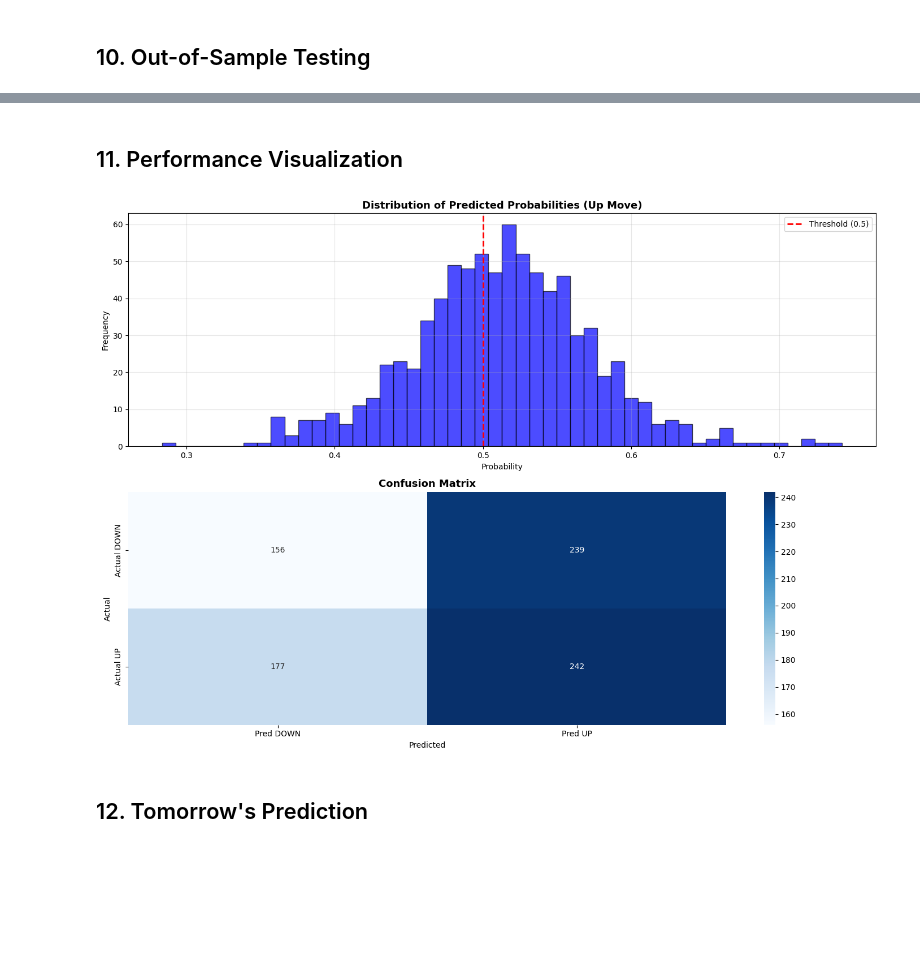
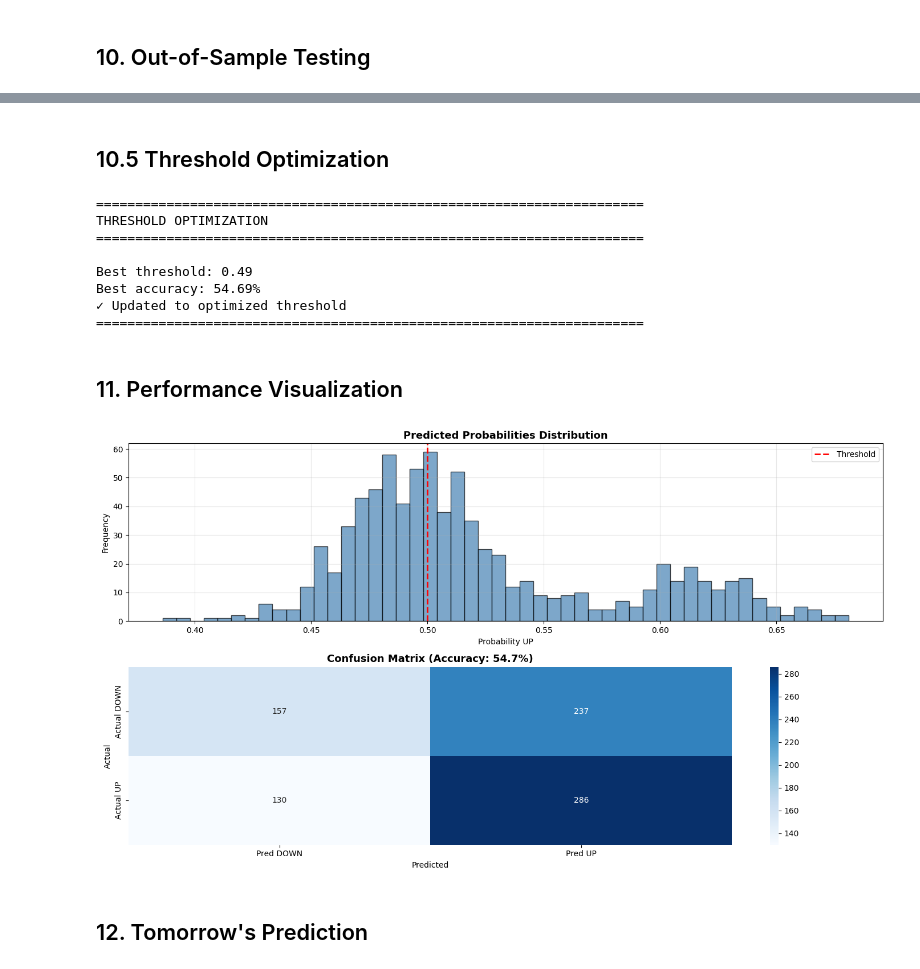
Before and after one commit to PossibleBoi/BTC_Final, a Jupyter notebook: BTC_Directional_Forecast_Clean.ipynb, the cells around one changed output, grey strips where cells are left out. Saved outputs shown, nothing was run; the diff lists cells and outputs as text; code cells hidden in the pictures; blank space fills up the shorter version.

Commit message:
Fixed accuracy and dashboard

```diff
--- a/BTC_Directional_Forecast_Clean.ipynb
+++ b/BTC_Directional_Forecast_Clean.ipynb
@@ -342,30 +588,71 @@ weighted avg       0.49      0.49      0.48       814
+# %% [markdown]
+## 10.5 Threshold Optimization
+# %%
+# Optimize probability threshold
+print("\n" + "="*70)
+print("THRESHOLD OPTIMIZATION")
+print("="*70)
+
+thresholds = np.arange(0.40, 0.60, 0.01)
+best_accuracy = directional_accuracy
+best_threshold = 0.5
+
+for thresh in thresholds:
+    signals = (results['Prob_Up'] > thresh).astype(int)
+    accuracy = (signals == results['Actual_Dir']).mean()
+
+    if accuracy > best_accuracy:
+        best_accuracy = accuracy
+        best_threshold = thresh
+
+print(f"\nBest threshold: {best_threshold:.2f}")
+print(f"Best accuracy: {best_accuracy:.2%}")
+
+if best_threshold != 0.5:
+    results['Signal'] = (results['Prob_Up'] > best_threshold).astype(int)
+    directional_accuracy = best_accuracy
+    print(f"✓ Updated to optimized threshold")
+else:
+    print(f"✓ Default threshold (0.5) is optimal")
+
+print("="*70)
+# %% [output]
+======================================================================
+THRESHOLD OPTIMIZATION
+======================================================================
+
+Best threshold: 0.49
+Best accuracy: 54.69%
+✓ Updated to optimized threshold
+======================================================================
 # %% [markdown]
 ## 11. Performance Visualization
 # %%
-# Plot results
-fig, axes = plt.subplots(2, 1, figsize=(14, 10))
+# Visualize results
+fig, axes = plt.subplots(2, 1, figsize=(14, 8))
 
 # Probability distribution
-axes[0].hist(results['Prob_Up'], bins=50, color='blue', alpha=0.7, edgecolor='black')
-axes[0].axvline(0.5, color='red', linestyle='--', linewidth=2, label='Threshold (0.5)')
-axes[0].set_title('Distribution of Predicted Probabilities (Up Move)', fontsize=13, fontweight='bold')
-axes[0].set_xlabel('Probability')
+axes[0].hist(results['Prob_Up'], bins=50, color='steelblue', alpha=0.7, edgecolor='black')
+axes[0].axvline(0.5, color='red', linestyle='--', linewidth=2, label='Threshold')
+axes[0].set_title('Predicted Probabilities Distribution', fontsize=13, fontweight='bold')
+axes[0].set_xlabel('Probability UP')
 axes[0].set_ylabel('Frequency')
 axes[0].legend()
 axes[0].grid(True, alpha=0.3)
 
 # Confusion matrix
 cm = confusion_matrix(results['Actual_Dir'], results['Signal'])
 sns.heatmap(cm, annot=True, fmt='d', cmap='Blues', ax=axes[1],
            xticklabels=['Pred DOWN', 'Pred UP'],
            yticklabels=['Actual DOWN', 'Actual UP'])
-axes[1].set_title('Confusion Matrix', fontsize=13, fontweight='bold')
+axes[1].set_title(f'Confusion Matrix (Accuracy: {directional_accuracy:.1%})',
+                 fontsize=13, fontweight='bold')
 axes[1].set_ylabel('Actual')
 axes[1].set_xlabel('Predicted')
 
 plt.tight_layout()
 # %% [output]
-[figure, old version]
+[figure, new version]
 # %% [markdown]
 ## 12. Tomorrow's Prediction
 # %%
```
Also changed, not shown: parts of 15 cells of this notebook, 8 other files.
